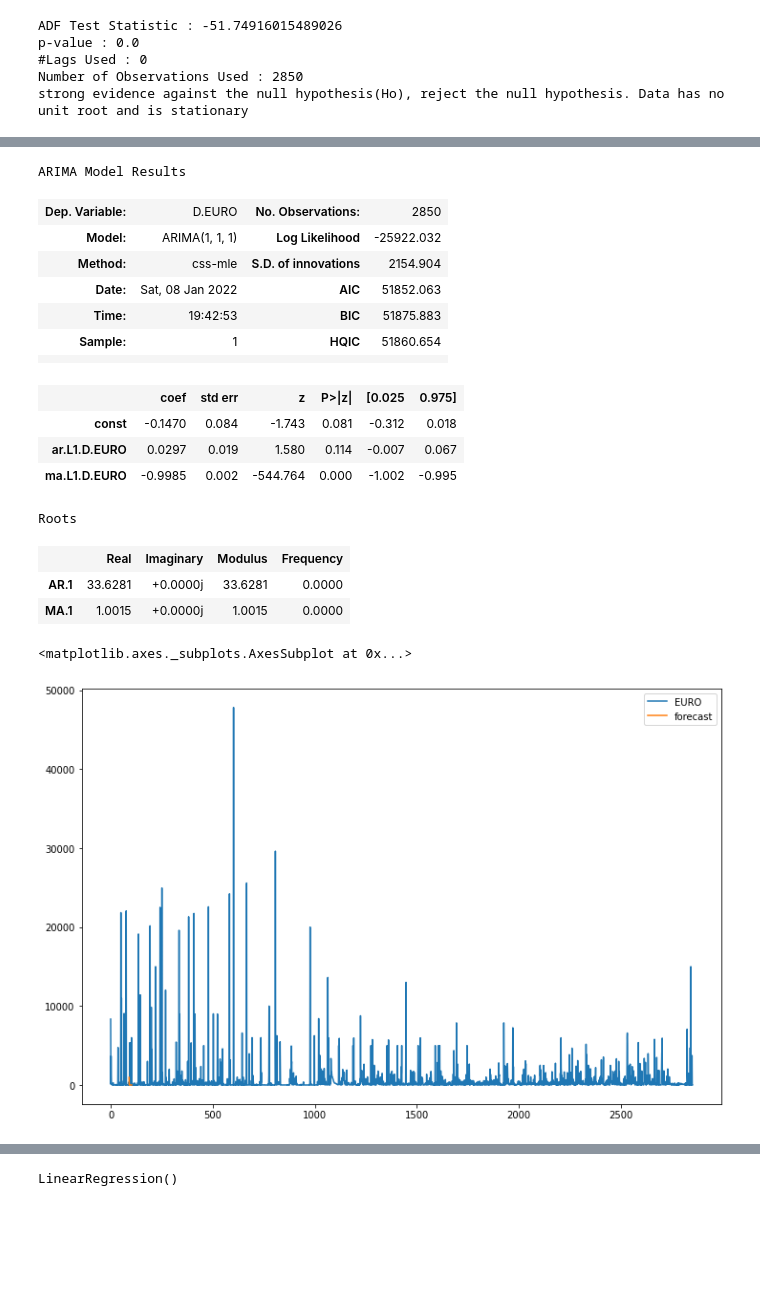
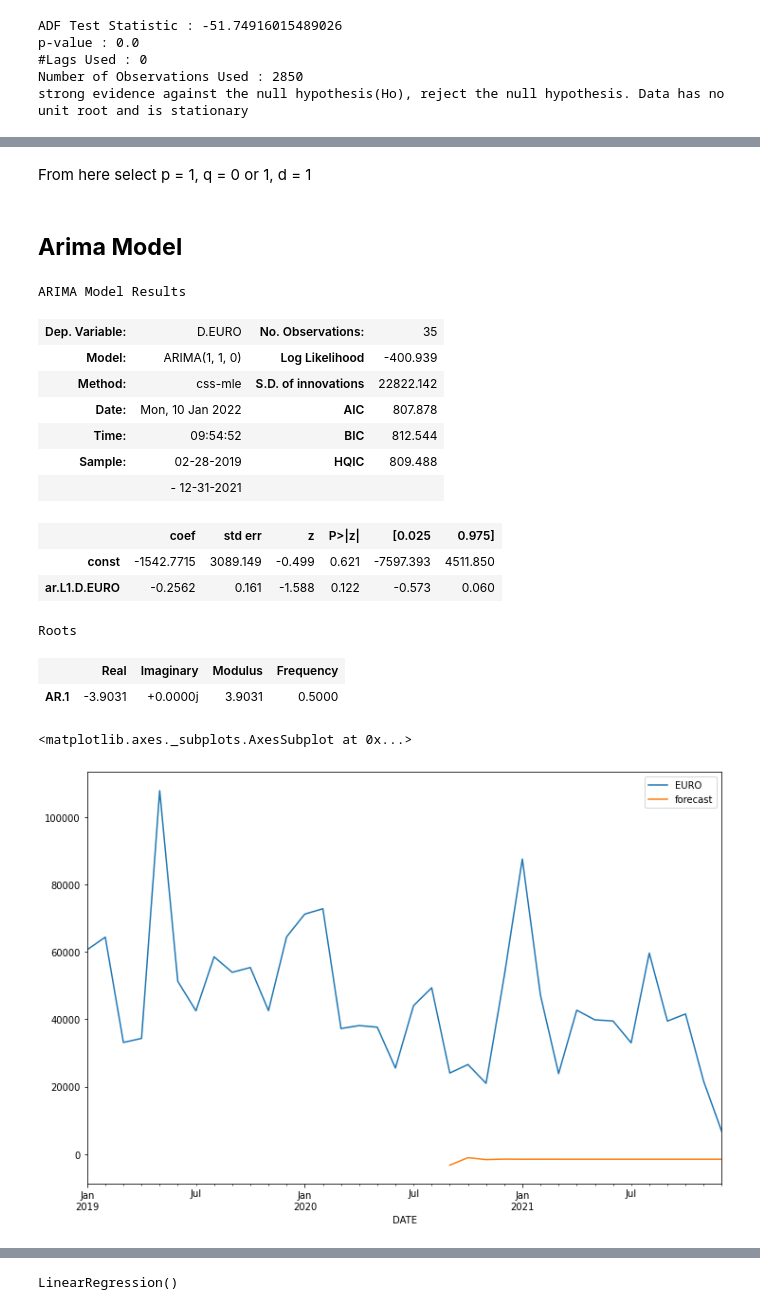
Before and after one commit to AbdulWajid99/Time_Series_Project, a Jupyter notebook: General1.ipynb, the cells around one changed output, grey strips where cells are left out. Cells and saved outputs as stored; diff of their text form; code cells hidden in the pictures; blank space fills up the shorter version.

```diff
--- a/General1.ipynb
+++ b/General1.ipynb
@@ -122,5 +303,7 @@ strong evidence against the null hypothesis(Ho), reject the null hypothesis. Dat
 # %%
-df_month['Seasonal_First_Difference']=df_month['EURO']-df_month['EURO'].shift(12)
+#diffrencing
+
+df_month['Seasonal_First_Difference']=df_month['EURO']-df_month['EURO'].shift(1)
 df_month.tail(10)
 # %% [output]
 |  | EURO | Seasonal_First_Difference |
@@ -161,32 +364,34 @@ Model
+# %% [markdown]
+From here select p = 1, q = 0  or 1, d = 1
+# %% [markdown]
+## **Arima Model**
 # %%
 # For non-seasonal data
 #p=1, d=1, q=0 or 1
 from statsmodels.tsa.arima_model import ARIMA
 # %%
-model=ARIMA(df['EURO'],order=(1,1,1))
+model=ARIMA(df_month['EURO'],order=(1,1,0)) # p d q
 model_fit=model.fit()
 # %%
 model_fit.summary()
 # %% [output]
 ARIMA Model Results
-| Dep. Variable: | D.EURO | No. Observations: | 2850 |
-| Model: | ARIMA(1, 1, 1) | Log Likelihood | -25922.032 |
-| Method: | css-mle | S.D. of innovations | 2154.904 |
-| Date: | Sat, 08 Jan 2022 | AIC | 51852.063 |
-| Time: | 19:42:53 | BIC | 51875.883 |
-| Sample: | 1 | HQIC | 51860.654 |
-|  |  |  |  |
+| Dep. Variable: | D.EURO | No. Observations: | 35 |
+| Model: | ARIMA(1, 1, 0) | Log Likelihood | -400.939 |
+| Method: | css-mle | S.D. of innovations | 22822.142 |
+| Date: | Mon, 10 Jan 2022 | AIC | 807.878 |
+| Time: | 09:54:52 | BIC | 812.544 |
+| Sample: | 02-28-2019 | HQIC | 809.488 |
+|  | - 12-31-2021 |  |  |
 |  | coef | std err | z | P>|z| | [0.025 | 0.975] |
-| const | -0.1470 | 0.084 | -1.743 | 0.081 | -0.312 | 0.018 |
-| ar.L1.D.EURO | 0.0297 | 0.019 | 1.580 | 0.114 | -0.007 | 0.067 |
-| ma.L1.D.EURO | -0.9985 | 0.002 | -544.764 | 0.000 | -1.002 | -0.995 |
+| const | -1542.7715 | 3089.149 | -0.499 | 0.621 | -7597.393 | 4511.850 |
+| ar.L1.D.EURO | -0.2562 | 0.161 | -1.588 | 0.122 | -0.573 | 0.060 |
 Roots
 |  | Real | Imaginary | Modulus | Frequency |
-| AR.1 | 33.6281 | +0.0000j | 33.6281 | 0.0000 |
-| MA.1 | 1.0015 | +0.0000j | 1.0015 | 0.0000 |
+| AR.1 | -3.9031 | +0.0000j | 3.9031 | 0.5000 |
 # %%
-df['forecast']=model_fit.predict(start=90,end=103,dynamic=True)
-df[['EURO','forecast']].plot(figsize=(12,8))
+df_month['forecast']=model_fit.predict(start=20,end=90,dynamic=True)
+df_month[['EURO','forecast']].plot(figsize=(12,8))
 # %% [output]
 <matplotlib.axes._subplots.AxesSubplot at 0x...>
-[figure, old version]
+[figure, new version]
```
Also changed, not shown: parts of 51 cells of this notebook.
